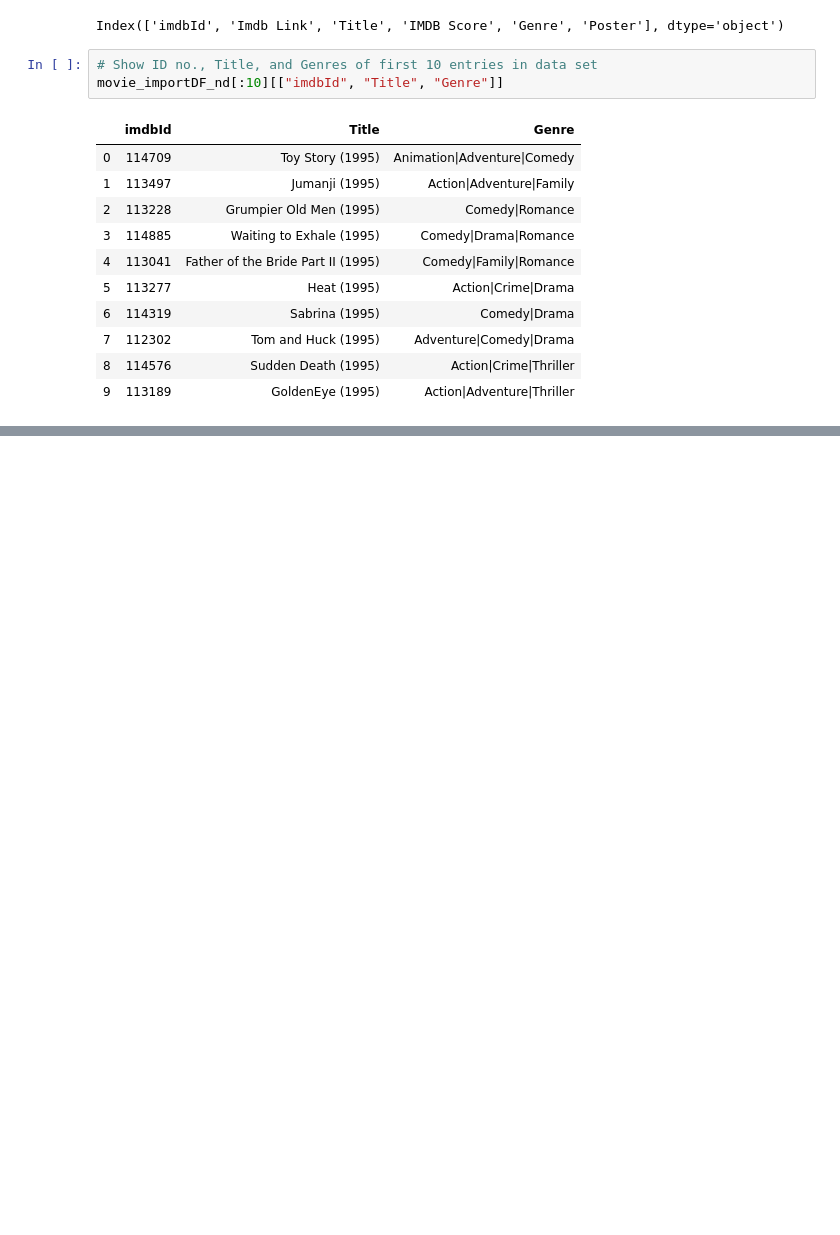
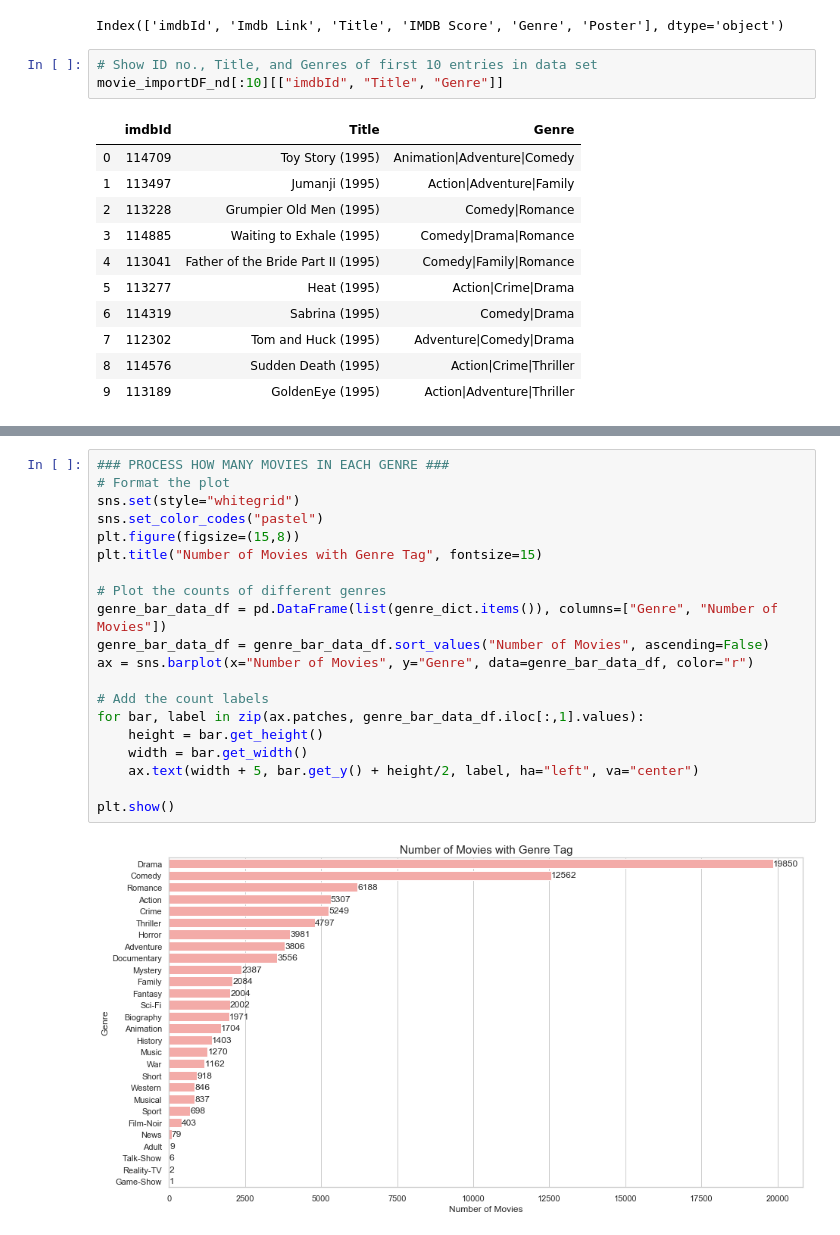
Before and after one commit to patzwi/movie_poster, a Jupyter notebook: Movie Poster General Stats.ipynb, the cells around one changed output, grey strips where cells are left out. Saved outputs shown, nothing was run; the diff lists cells and outputs as text; blank space fills up the shorter version.

```diff
--- a/Movie Poster General Stats.ipynb
+++ b/Movie Poster General Stats.ipynb
@@ -54,0 +79,22 @@ print("%d Different Genres:\n" % genre_set.size, genre_set)
+# %%
+### PROCESS HOW MANY MOVIES IN EACH GENRE ###
+# Format the plot
+sns.set(style="whitegrid")
+sns.set_color_codes("pastel")
+plt.figure(figsize=(15,8))
+plt.title("Number of Movies with Genre Tag", fontsize=15)
+
+# Plot the counts of different genres
+genre_bar_data_df = pd.DataFrame(list(genre_dict.items()), columns=["Genre", "Number of Movies"])
+genre_bar_data_df = genre_bar_data_df.sort_values("Number of Movies", ascending=False)
+ax = sns.barplot(x="Number of Movies", y="Genre", data=genre_bar_data_df, color="r")
+
+# Add the count labels
+for bar, label in zip(ax.patches, genre_bar_data_df.iloc[:,1].values):
+    height = bar.get_height()
+    width = bar.get_width()
+    ax.text(width + 5, bar.get_y() + height/2, label, ha="left", va="center")
+
+plt.show()
+# %% [output]
+[figure, added]
```
Also changed, not shown: parts of 4 cells of this notebook.
